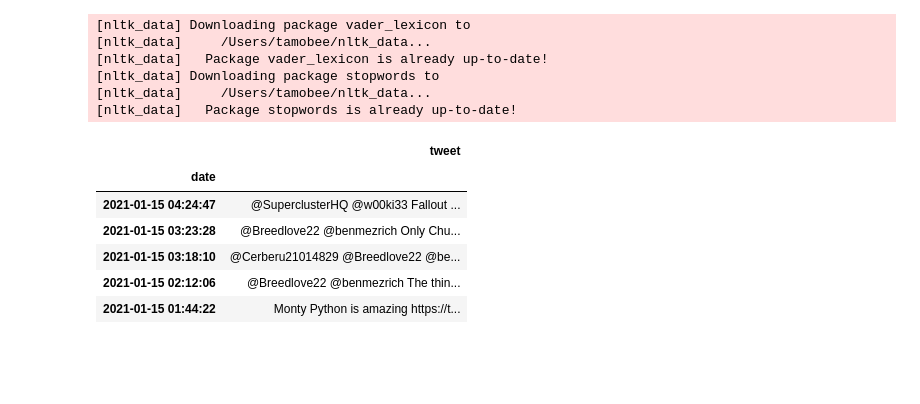
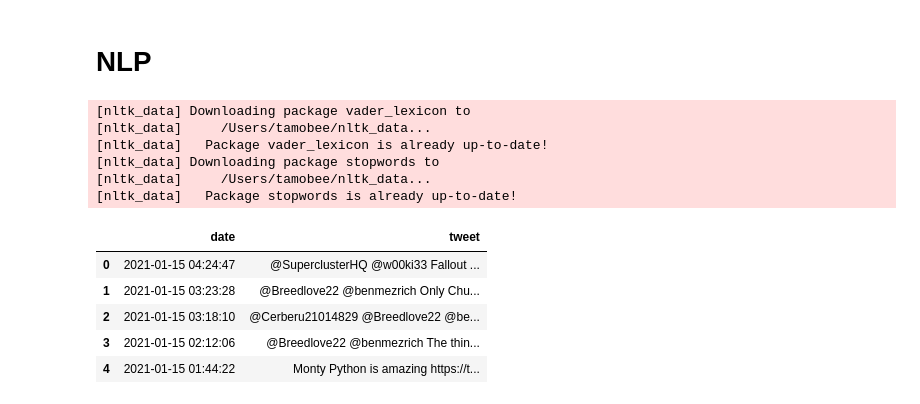
Before and after one commit to tamobee/Tweeting-Tesla, a Jupyter notebook: nlp-data.ipynb, the cells around one changed output. Saved outputs shown, nothing was run; the diff lists cells and outputs as text; code cells hidden in the pictures; blank space fills up the shorter version.

```diff
--- a/nlp-data.ipynb
+++ b/nlp-data.ipynb
@@ -1,3 +1,5 @@
+# %% [markdown]
+# NLP
 # %%
 # Initial imports
 import os
@@ -19,14 +23,14 @@ analyzer = SentimentIntensityAnalyzer()
 [nltk_data]     /Users/tamobee/nltk_data...
 [nltk_data]   Package stopwords is already up-to-date!
 # %%
+# Read in the tweets csv as a pandas DataFrame
 file_path = Path("Resources/elon_tweets.csv")
-tweets_data = pd.read_csv(file_path, index_col="date")
+tweets_data = pd.read_csv(file_path)
 tweets_data.head()
 # %% [output]
-|  | tweet |
-| date |  |
-| 2021-01-15 04:24:47 | @SuperclusterHQ @w00ki33 Fallout ... |
-| 2021-01-15 03:23:28 | @Breedlove22 @benmezrich Only Chu... |
-| 2021-01-15 03:18:10 | @Cerberu21014829 @Breedlove22 @be... |
-| 2021-01-15 02:12:06 | @Breedlove22 @benmezrich The thin... |
-| 2021-01-15 01:44:22 | Monty Python is amazing https://t... |
+|  | date | tweet |
+| 0 | 2021-01-15 04:24:47 | @SuperclusterHQ @w00ki33 Fallout ... |
+| 1 | 2021-01-15 03:23:28 | @Breedlove22 @benmezrich Only Chu... |
+| 2 | 2021-01-15 03:18:10 | @Cerberu21014829 @Breedlove22 @be... |
+| 3 | 2021-01-15 02:12:06 | @Breedlove22 @benmezrich The thin... |
+| 4 | 2021-01-15 01:44:22 | Monty Python is amazing https://t... |
```
Also changed, not shown: parts of 21 cells of this notebook, 6 other files.
